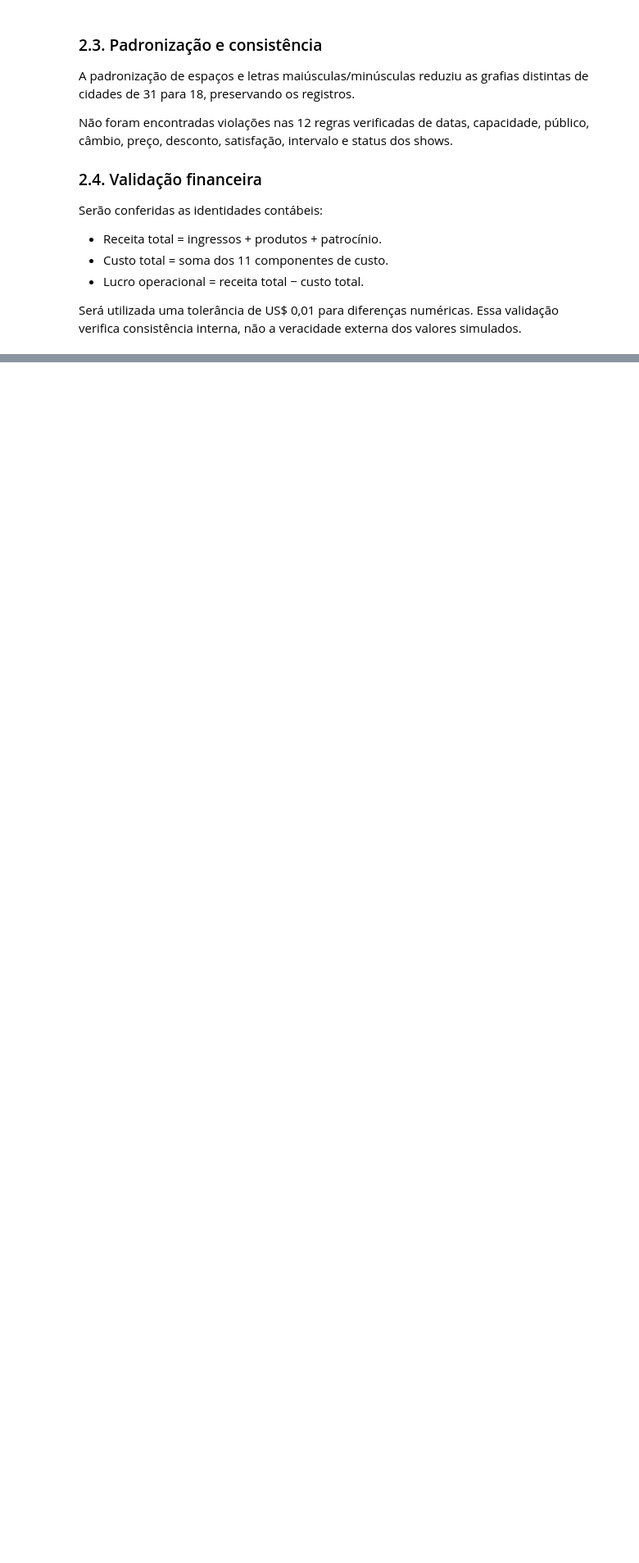
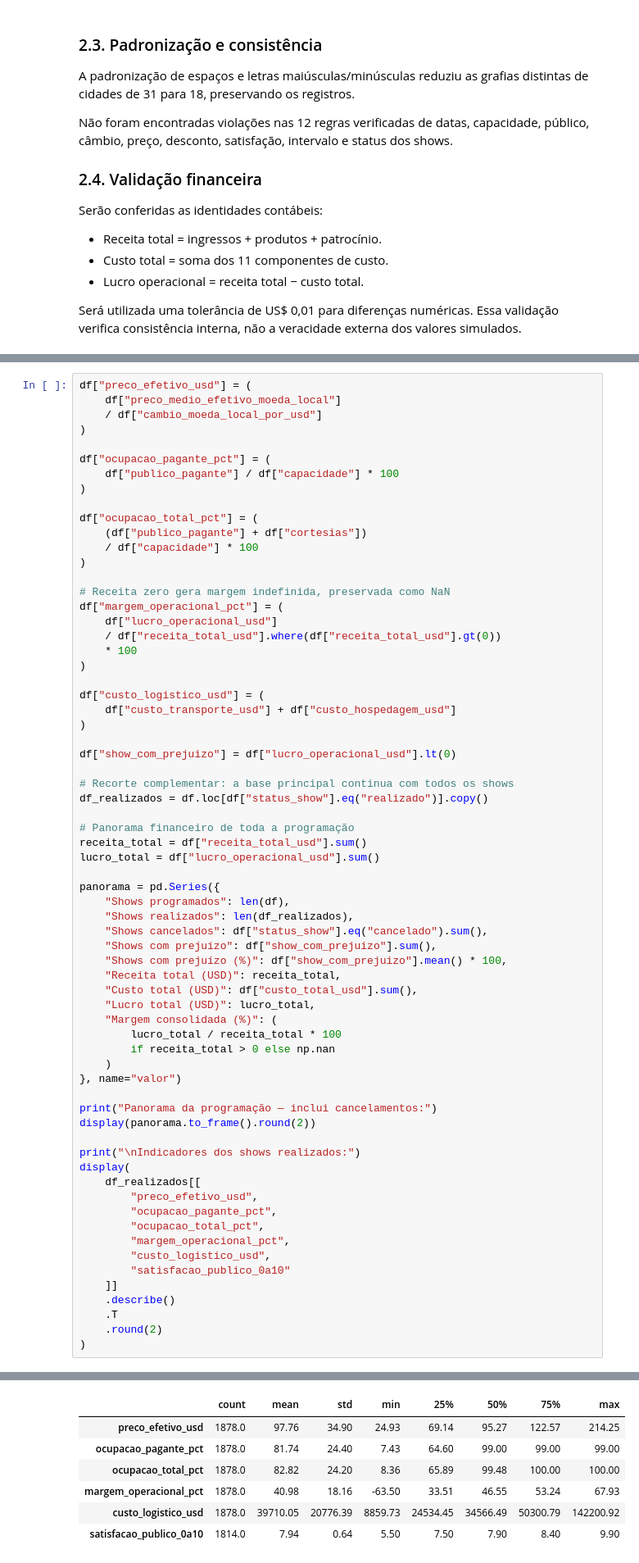
Before and after one commit to 2anoFIAP/AED-KPOP-CP-DATASCIENCE, a Jupyter notebook: CP_AED.ipynb, the cells around one changed output, grey strips where cells are left out. Shown at 82% size. Drawn from its saved outputs; the diff is of its cells as text; blank space fills up the shorter version.

```diff
--- a/CP_AED.ipynb
+++ b/CP_AED.ipynb
@@ -408,0 +432,68 @@ display(pd.DataFrame(resultados))
+# %%
+df["preco_efetivo_usd"] = (
+    df["preco_medio_efetivo_moeda_local"]
+    / df["cambio_moeda_local_por_usd"]
+)
+
+df["ocupacao_pagante_pct"] = (
+    df["publico_pagante"] / df["capacidade"] * 100
+)
+
+df["ocupacao_total_pct"] = (
+    (df["publico_pagante"] + df["cortesias"])
+    / df["capacidade"] * 100
+)
+
+# Receita zero gera margem indefinida, preservada como NaN
+df["margem_operacional_pct"] = (
+    df["lucro_operacional_usd"]
+    / df["receita_total_usd"].where(df["receita_total_usd"].gt(0))
+    * 100
+)
+
+df["custo_logistico_usd"] = (
+    df["custo_transporte_usd"] + df["custo_hospedagem_usd"]
+)
+
+df["show_com_prejuizo"] = df["lucro_operacional_usd"].lt(0)
+
+# Recorte complementar: a base principal continua com todos os shows
+df_realizados = df.loc[df["status_show"].eq("realizado")].copy()
+
+# Panorama financeiro de toda a programação
+receita_total = df["receita_total_usd"].sum()
+lucro_total = df["lucro_operacional_usd"].sum()
+
+panorama = pd.Series({
+    "Shows programados": len(df),
+    "Shows realizados": len(df_realizados),
+    "Shows cancelados": df["status_show"].eq("cancelado").sum(),
+    "Shows com prejuízo": df["show_com_prejuizo"].sum(),
+    "Shows com prejuízo (%)": df["show_com_prejuizo"].mean() * 100,
+    "Receita total (USD)": receita_total,
+    "Custo total (USD)": df["custo_total_usd"].sum(),
+    "Lucro total (USD)": lucro_total,
+    "Margem consolidada (%)": (
+        lucro_total / receita_total * 100
+        if receita_total > 0 else np.nan
+    )
+}, name="valor")
+
+print("Panorama da programação — inclui cancelamentos:")
+display(panorama.to_frame().round(2))
+
+print("\nIndicadores dos shows realizados:")
+display(
+    df_realizados[[
+        "preco_efetivo_usd",
+        "ocupacao_pagante_pct",
+        "ocupacao_total_pct",
+        "margem_operacional_pct",
+        "custo_logistico_usd",
+        "satisfacao_publico_0a10"
+    ]]
+    .describe()
+    .T
+    .round(2)
+)
+# %% [output]
@@ -408,0 +512,7 @@ display(pd.DataFrame(resultados))
+|  | count | mean | std | min | 25% | 50% | 75% | max |
+| preco_efetivo_usd | 1878.0 | 97.76 | 34.90 | 24.93 | 69.14 | 95.27 | 122.57 | 214.25 |
+| ocupacao_pagante_pct | 1878.0 | 81.74 | 24.40 | 7.43 | 64.60 | 99.00 | 99.00 | 99.00 |
+| ocupacao_total_pct | 1878.0 | 82.82 | 24.20 | 8.36 | 65.89 | 99.48 | 100.00 | 100.00 |
+| margem_operacional_pct | 1878.0 | 40.98 | 18.16 | -63.50 | 33.51 | 46.55 | 53.24 | 67.93 |
+| custo_logistico_usd | 1878.0 | 39710.05 | 20776.39 | 8859.73 | 24534.45 | 34566.49 | 50300.79 | 142200.92 |
+| satisfacao_publico_0a10 | 1814.0 | 7.94 | 0.64 | 5.50 | 7.50 | 7.90 | 8.40 | 9.90 |
```
Also changed, not shown: parts of 7 cells of this notebook.
